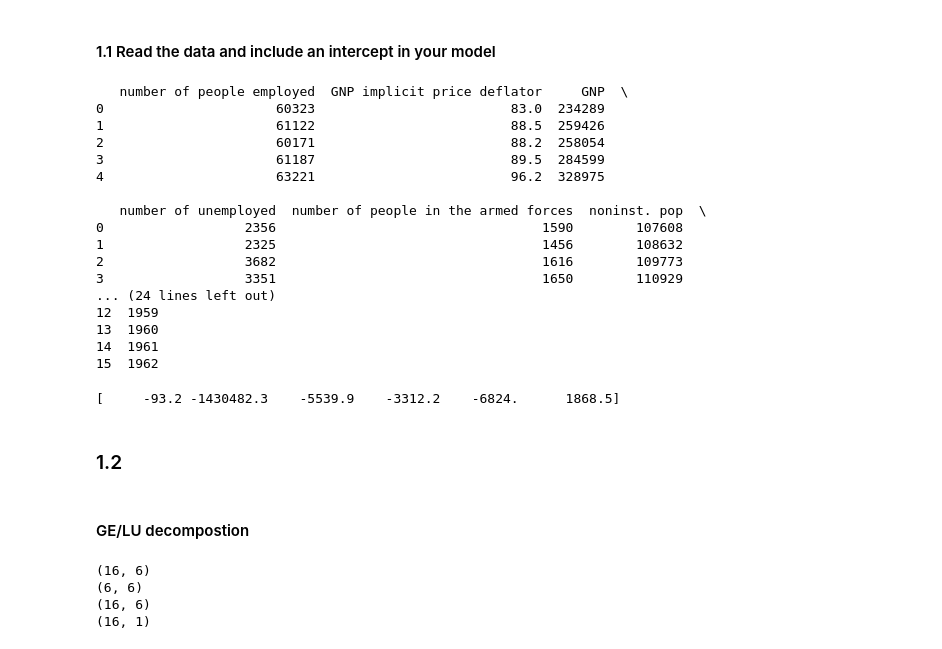
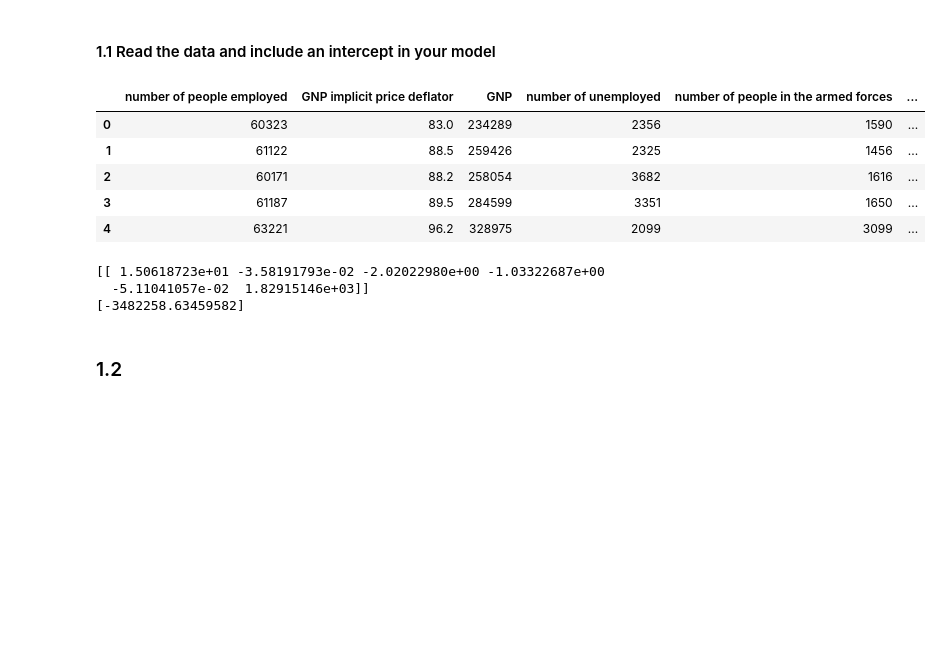
Before and after one commit to sgwlee96/STA-141C, a Jupyter notebook: Sungwon_Lee_hw2.ipynb, the cells around one changed output. Drawn from its saved outputs; the diff is of its cells as text; code cells hidden in the pictures; blank space fills up the shorter version.

```diff
--- a/Sungwon_Lee_hw2.ipynb
+++ b/Sungwon_Lee_hw2.ipynb
@@ -15,59 +19,30 @@ longley = pd.read_csv("longley.dat", header=None, delim_whitespace=True)
 # %%
 # Rename the column
 longley.rename(columns={0:"number of people employed", 1:"GNP implicit price deflator", 2: "GNP", 3:"number of unemployed",
 4: "number of people in the armed forces", 5: "noninst. pop", 6: "year"}, inplace=True)
 
-print(longley.head())
-print(longley.tail())
+longley.head()
 # %% [output]
-   number of people employed  GNP implicit price deflator     GNP  \
-0                      60323                         83.0  234289
-1                      61122                         88.5  259426
-2                      60171                         88.2  258054
-3                      61187                         89.5  284599
-4                      63221                         96.2  328975
-
-   number of unemployed  number of people in the armed forces  noninst. pop  \
-0                  2356                                  1590        107608
-1                  2325                                  1456        108632
-2                  3682                                  1616        109773
-3                  3351                                  1650        110929
-... (24 lines left out)
-12  1959
-13  1960
-14  1961
-15  1962
+|  | number of people employed | GNP implicit price deflator | GNP | number of unemployed | number of people in the armed forces | ... |
+| 0 | 60323 | 83.0 | 234289 | 2356 | 1590 | ... |
+| 1 | 61122 | 88.5 | 259426 | 2325 | 1456 | ... |
+| 2 | 60171 | 88.2 | 258054 | 3682 | 1616 | ... |
+| 3 | 61187 | 89.5 | 284599 | 3351 | 1650 | ... |
+| 4 | 63221 | 96.2 | 328975 | 2099 | 3099 | ... |
 # %%
 lm = LinearRegression()
 
-model = lm.fit(longley.iloc[:,0:1], longley.iloc[:,1:])
+Y = longley.iloc[:,0:1]
+X = longley.iloc[:,1:]
 
-model.coef_
-model.intercept_
+model = lm.fit(X, Y)
 
-print(np.array_str(model.intercept_, precision=1, suppress_small=True))
+
+print(model.coef_)
+print(model.intercept_)
 # %% [output]
-[     -93.2 -1430482.3    -5539.9    -3312.2    -6824.      1868.5]
+[[ 1.50618723e+01 -3.58191793e-02 -2.02022980e+00 -1.03322687e+00
+  -5.11041057e-02  1.82915146e+03]]
+[-3482258.63459582]
 # %% [markdown]
 ### 1.2
-# %% [markdown]
-#### GE/LU decompostion
-# %%
-A = np.array(longley.iloc[:,1:])
-b = np.array(longley.iloc[:,0:1])
-
-P, L, U = sl.lu(A)
-
-
-# print(np.array_str(L, precision=1, suppress_small=True))
-# print(np.array_str(U, precision=1, suppress_small=True))
-
-print(L.shape)
-print(U.shape)
-print(A.shape)
-print(b.shape)
-# %% [output]
-(16, 6)
-(6, 6)
-(16, 6)
-(16, 1)
```
Also changed, not shown: parts of 57 cells of this notebook.
